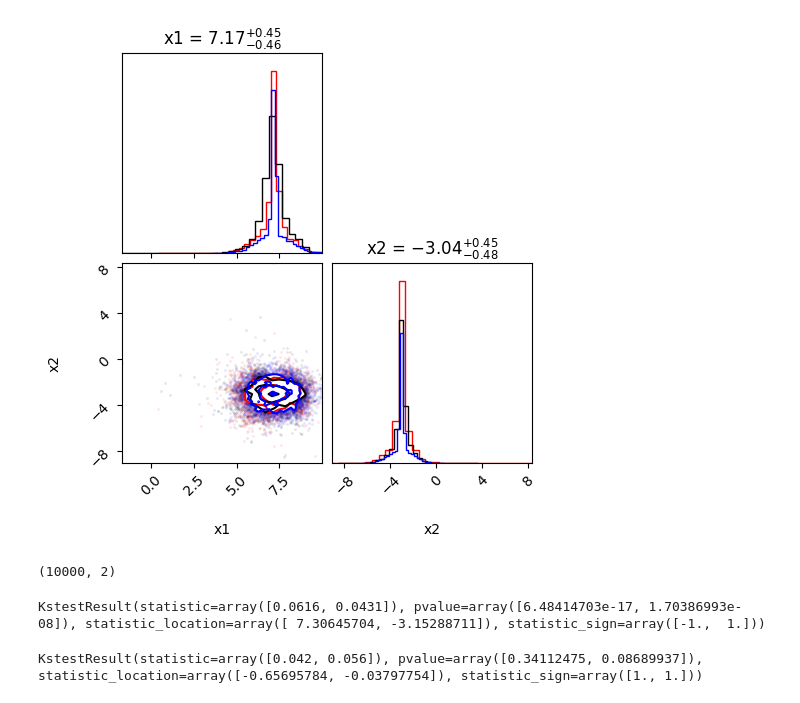
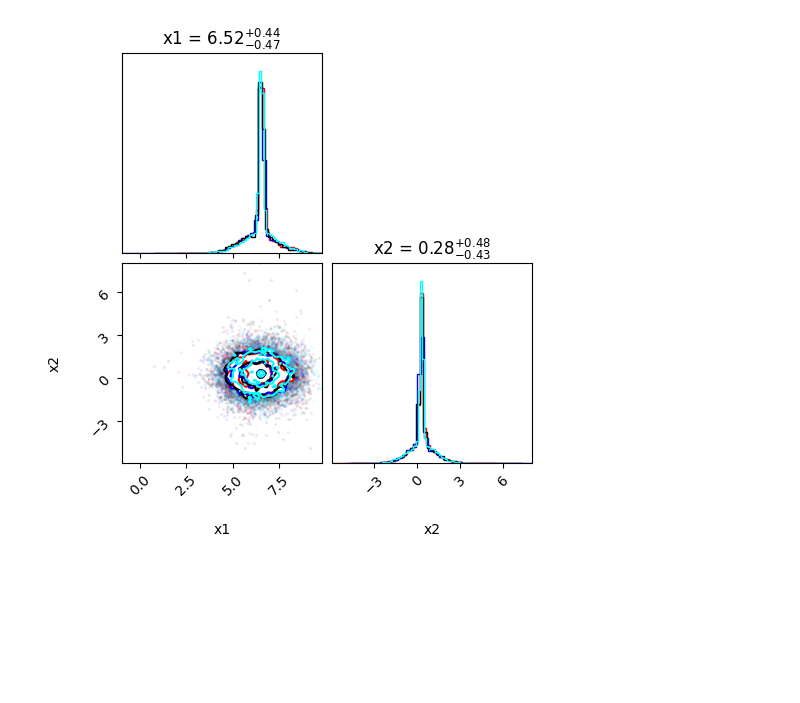
Before and after one commit to Mauropieroni/ACP-test-fork, a Jupyter notebook: scripts/plot_outputs_gauss.ipynb, the cells around one changed output. Saved outputs shown, nothing was run; the diff lists cells and outputs as text; code cells hidden in the pictures; blank space fills up the shorter version.

```diff
--- a/scripts/plot_outputs_gauss.ipynb
+++ b/scripts/plot_outputs_gauss.ipynb
@@ -19,5 +19,5 @@ num_epochs = 111
 check_every = 10
 example_name = "gaussian_mixture"
 # %%
-data = np.load('data/'+example_name + f"_{num_epochs}_{check_every}.npz")
+data = np.load('KL_data/'+example_name + f"_{num_epochs}_{check_every}.npz")
 # %%
@@ -34,7 +50,7 @@ plt.plot(data['KL'][:,0,1])
 # %%
 import sbibm
 
-i_obs = 2
+i_obs = 8
 
 example_name = "gaussian_mixture"
 task = sbibm.get_task(example_name)
@@ -43,9 +59,11 @@ simulator = task.get_simulator()
 observation = task.get_observation(num_observation=i_obs+1)
 data_test = np.array(task.get_reference_posterior_samples(num_observation=i_obs+1))
 # %%
-fig = corner.corner(data['post_samples'][i_obs,0], labels=['x1', 'x2'], show_titles=True, color='red', bins=30, smooth=.3)
+fig = corner.corner(data['post_samples'][i_obs,0], labels=['x1', 'x2'], show_titles=True, color='red', bins=50, smooth=.5, hist_kwargs={'density': True});
 
-corner.corner(data['post_samples'][i_obs,1], labels=['x1', 'x2'], show_titles=True, color='black', fig=fig, bins=30, smooth=.3);
+fig = corner.corner(data['post_samples'][i_obs,1], labels=['x1', 'x2'], show_titles=True, color='blue', fig=fig, bins=50, smooth=.5, hist_kwargs={'density': True});
 
-corner.corner(data_test, labels=['x1', 'x2'], show_titles=True, color='blue', fig=fig, bins=30, smooth=.3);
+corner.corner(data['post_samples'][i_obs,2], labels=['x1', 'x2'], show_titles=True, color='black', fig=fig, bins=50, smooth=.5, hist_kwargs={'density': True});
+
+corner.corner(data_test, labels=['x1', 'x2'], show_titles=True, color='cyan', fig=fig, bins=50, smooth=.5, hist_kwargs={'density': True});
 # %% [output]
@@ -53 +70 @@ WARNING:root:Too few points to create valid contours
-[figure, old version]
+[figure, new version]
@@ -56,10 +70,0 @@ from scipy.stats import ks_2samp
-# %%
-data['post_samples'][i_obs,0].shape
-# %% [output]
-(10000, 2)
-# %%
-ks_2samp(data['post_samples'][i_obs,0], data_test, axis=0)
-
-# ks_2samp(data['post_samples'][i_obs,0], data_test)
-# %% [output]
-KstestResult(statistic=array([0.0616, 0.0431]), pvalue=array([6.48414703e-17, 1.70386993e-08]), statistic_location=array([ 7.30645704, -3.15288711]), statistic_sign=array([-1.,  1.]))
@@ -69,4 +70,0 @@ d2 = np.random.multivariate_normal(np.zeros(2)+3e-2, np.eye(2), 1000)
-# %%
-ks_2samp(d1, d2, axis=0)
-# %% [output]
-KstestResult(statistic=array([0.042, 0.056]), pvalue=array([0.34112475, 0.08689937]), statistic_location=array([-0.65695784, -0.03797754]), statistic_sign=array([1., 1.]))
```
Also changed, not shown: parts of 11 cells of this notebook, 2 other files.
